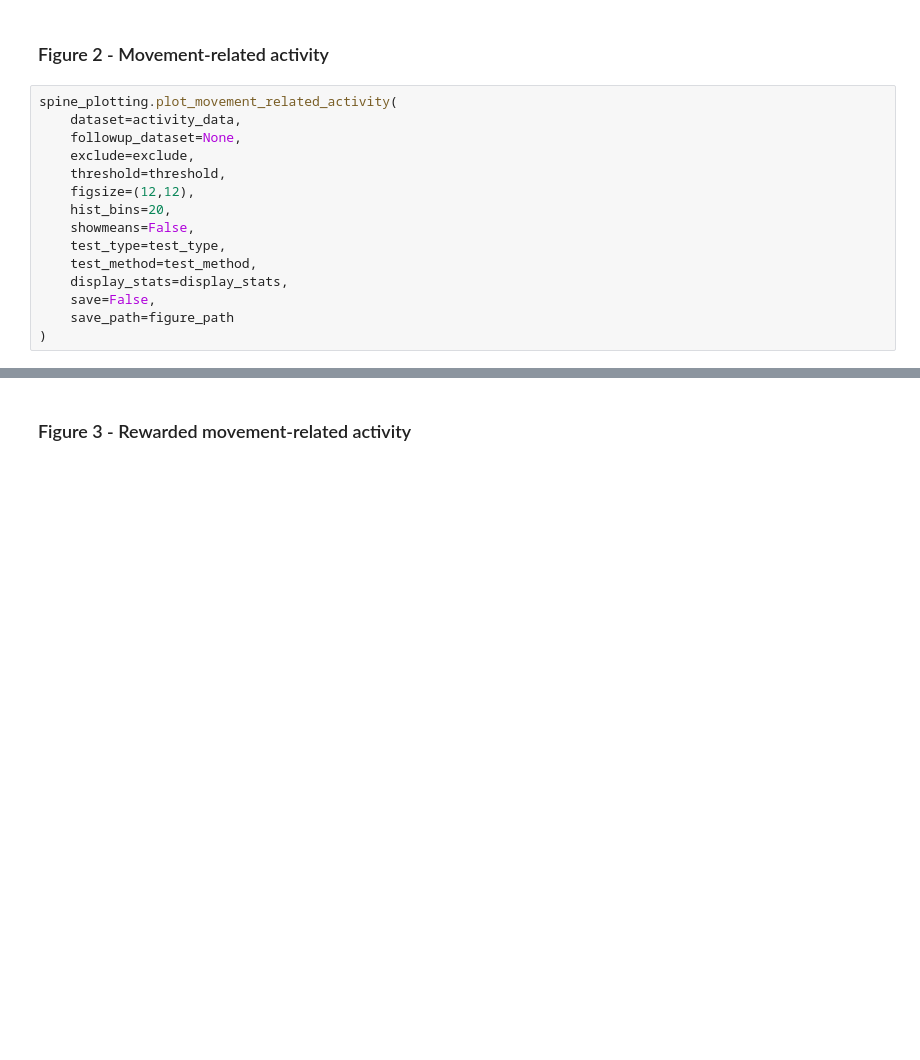
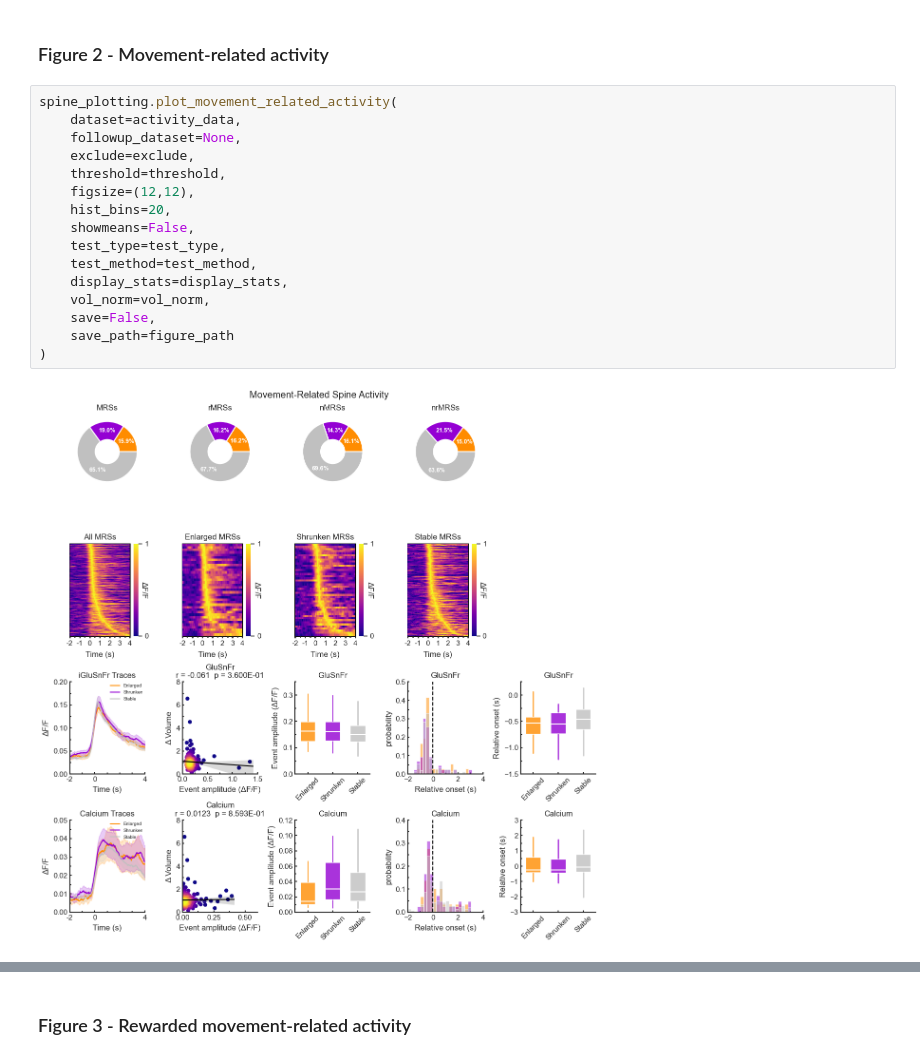
Before and after one commit to wjakewright/Lab_Analyses, a Jupyter notebook: Lab_Analyses/Spine_Analysis_v2/Apical_Coactivity_Analysis.ipynb, the cells around one changed output, grey strips where cells are left out. Drawn from its saved outputs; the diff is of its cells as text; blank space fills up the shorter version.

```diff
--- a/Lab_Analyses/Spine_Analysis_v2/Apical_Coactivity_Analysis.ipynb
+++ b/Lab_Analyses/Spine_Analysis_v2/Apical_Coactivity_Analysis.ipynb
@@ -230,15 +252,18 @@ spine_plotting.plot_basic_features(
 # %%
 spine_plotting.plot_movement_related_activity(
     dataset=activity_data,
     followup_dataset=None,
     exclude=exclude,
     threshold=threshold,
     figsize=(12,12),
     hist_bins=20,
     showmeans=False,
     test_type=test_type,
     test_method=test_method,
     display_stats=display_stats,
+    vol_norm=vol_norm,
     save=False,
     save_path=figure_path
 )
+# %% [output]
+[figure, added]
```
Also changed, not shown: parts of 20 cells of this notebook.
